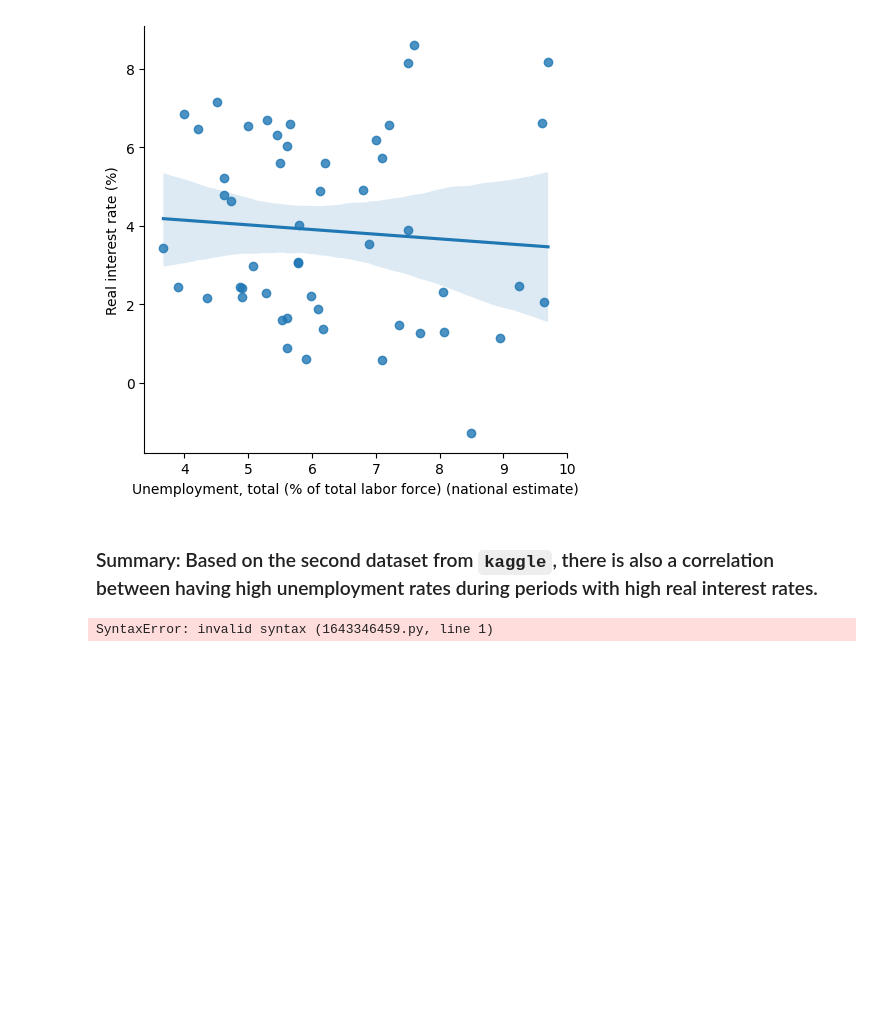
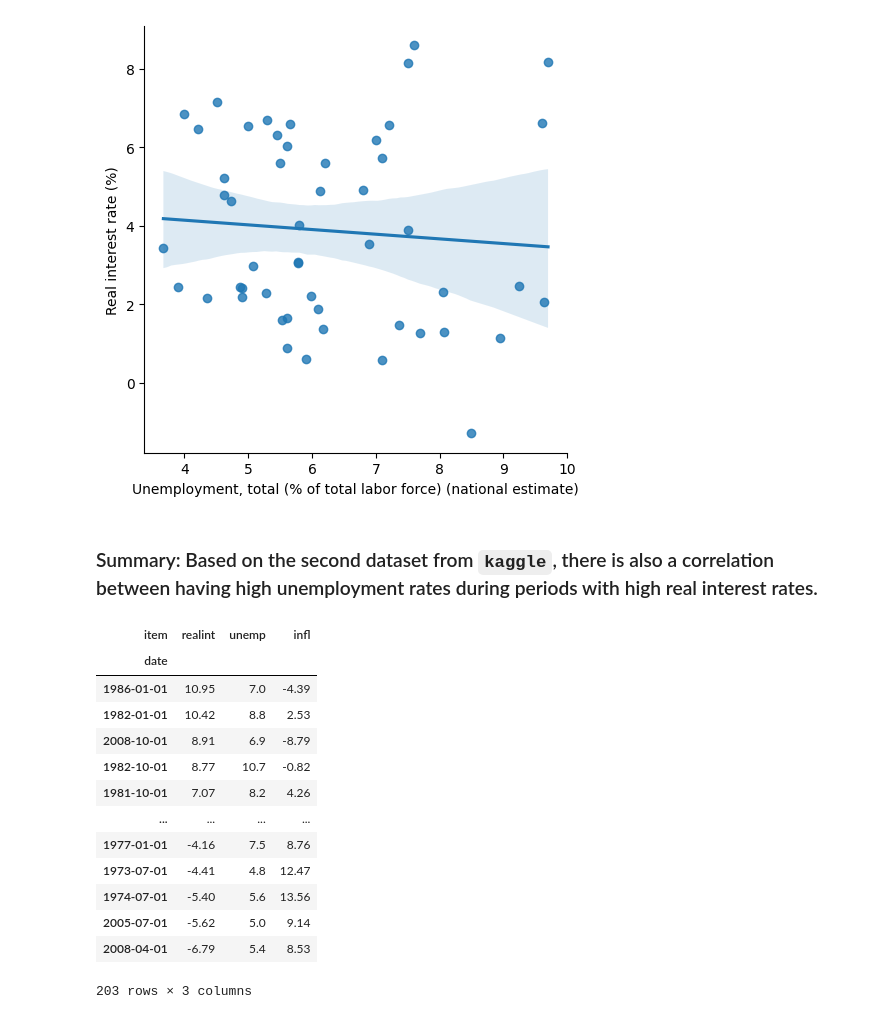
Before and after one commit to tylerchg/Personal-Project, a Jupyter notebook: Project 1/Codes for Project 1.ipynb, the cells around one changed output. Cells and saved outputs as stored; diff of their text form; code cells hidden in the pictures; blank space fills up the shorter version.

```diff
--- a/Project 1/Codes for Project 1.ipynb
+++ b/Project 1/Codes for Project 1.ipynb
@@ -476,7 +484,21 @@ sns.lmplot(x = "Unemployment, total (% of total labor force) (national estimate)
 [figure]
 # %% [markdown]
 ### Summary: Based on the second dataset from `kaggle`, there is also a correlation between having high unemployment rates during periods with high real interest rates.
-# %%
-(Cont.)
-# %% [output]
-SyntaxError: invalid syntax (1643346459.py, line 1)
+# %%
+data_grouped = data.groupby('date')[['realint', 'unemp', 'infl']].sum().sort_values('realint', ascending = False)
+data_grouped
+# %% [output]
+| item | realint | unemp | infl |
+| date |  |  |  |
+| 1986-01-01 | 10.95 | 7.0 | -4.39 |
+| 1982-01-01 | 10.42 | 8.8 | 2.53 |
+| 2008-10-01 | 8.91 | 6.9 | -8.79 |
+| 1982-10-01 | 8.77 | 10.7 | -0.82 |
+| 1981-10-01 | 7.07 | 8.2 | 4.26 |
+| ... | ... | ... | ... |
+| 1977-01-01 | -4.16 | 7.5 | 8.76 |
+| 1973-07-01 | -4.41 | 4.8 | 12.47 |
+| 1974-07-01 | -5.40 | 5.6 | 13.56 |
+| 2005-07-01 | -5.62 | 5.0 | 9.14 |
+| 2008-04-01 | -6.79 | 5.4 | 8.53 |
+203 rows × 3 columns
```
Also changed, not shown: parts of 18 cells of this notebook, 1 other file.
